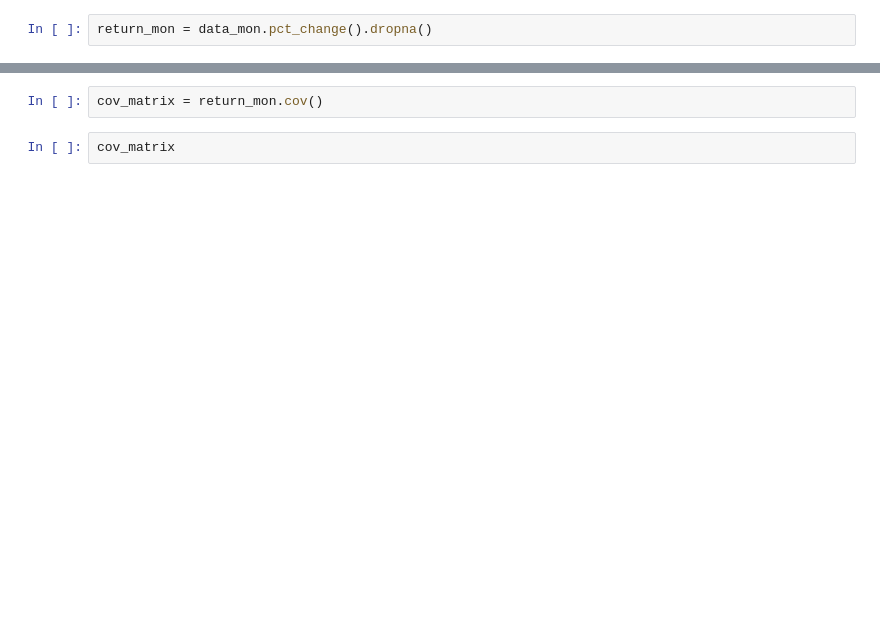
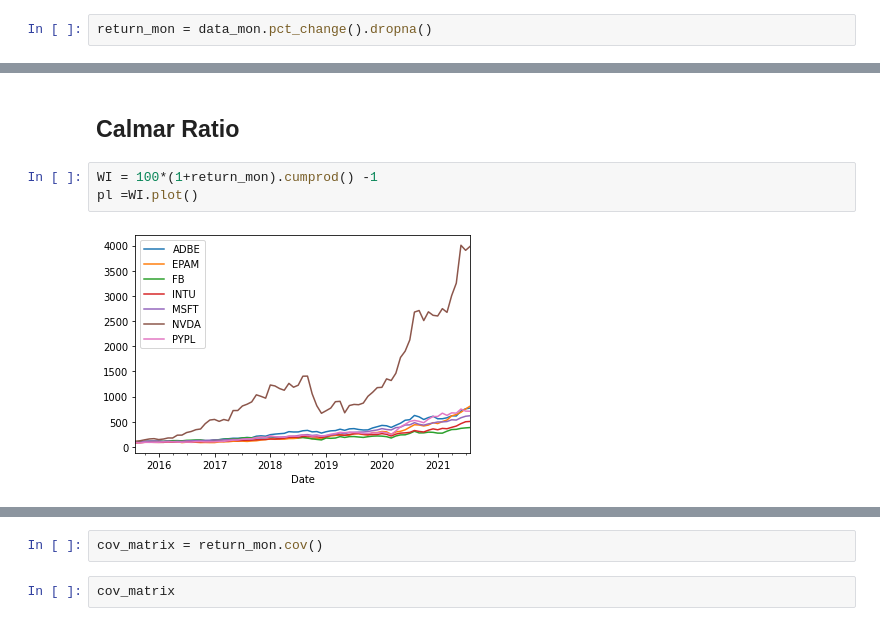
Before and after one commit to Shinizlc/Portfolio, a Jupyter notebook: Efficient_Frontier_and_Weights.ipynb, the cells around one changed output, grey strips where cells are left out. Cells and saved outputs as stored; diff of their text form; blank space fills up the shorter version.

```diff
--- a/Efficient_Frontier_and_Weights.ipynb
+++ b/Efficient_Frontier_and_Weights.ipynb
@@ -55,0 +97,7 @@ w1*return_ass1+w2*return_ass2+....wn*return_assn
+# %% [markdown]
+## Calmar Ratio
+# %%
+WI = 100*(1+return_mon).cumprod() -1
+pl =WI.plot()
+# %% [output]
+[figure, added]
```
Also changed, not shown: parts of 28 cells of this notebook.
